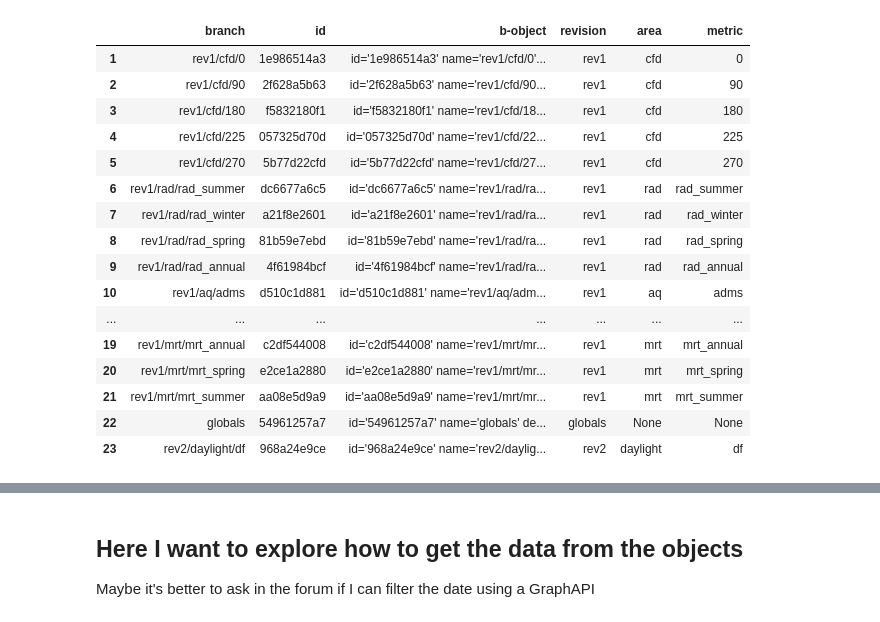
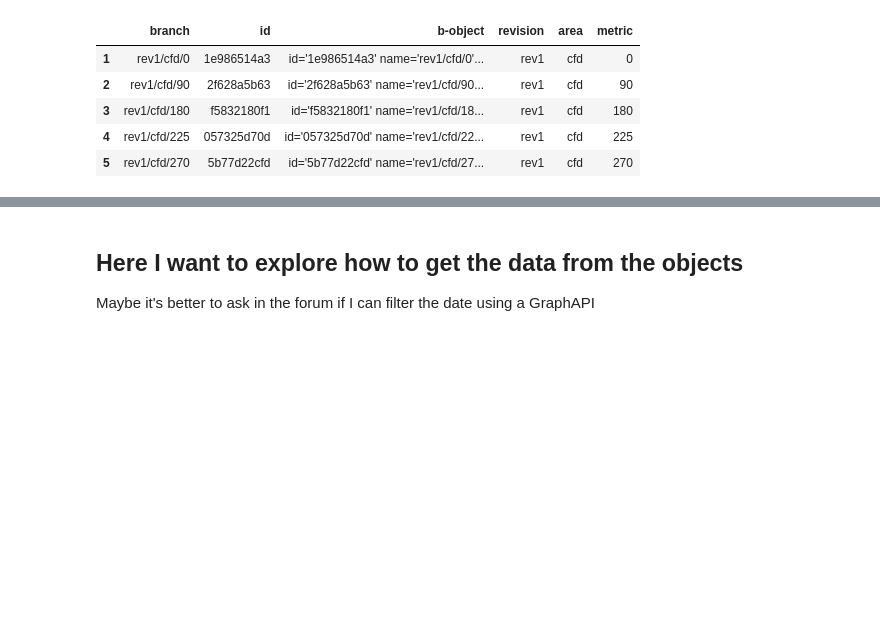
Before and after one commit to monsieurpablo/streamlit-dasboard, a Jupyter notebook: test_dahboard.ipynb, the cells around one changed output, grey strips where cells are left out. Cells and saved outputs as stored; diff of their text form; code cells hidden in the pictures; blank space fills up the shorter version.

```diff
--- a/test_dahboard.ipynb
+++ b/test_dahboard.ipynb
@@ -83,20 +83,9 @@ df_branches = speckle_df(branches)
 # %%
-df_branches #use df in the application
+df_branches.head() #use df in the application
 # %% [output]
 |  | branch | id | b-object | revision | area | metric |
 | 1 | rev1/cfd/0 | 1e986514a3 | id='1e986514a3' name='rev1/cfd/0'... | rev1 | cfd | 0 |
 | 2 | rev1/cfd/90 | 2f628a5b63 | id='2f628a5b63' name='rev1/cfd/90... | rev1 | cfd | 90 |
 | 3 | rev1/cfd/180 | f5832180f1 | id='f5832180f1' name='rev1/cfd/18... | rev1 | cfd | 180 |
 | 4 | rev1/cfd/225 | 057325d70d | id='057325d70d' name='rev1/cfd/22... | rev1 | cfd | 225 |
 | 5 | rev1/cfd/270 | 5b77d22cfd | id='5b77d22cfd' name='rev1/cfd/27... | rev1 | cfd | 270 |
-| 6 | rev1/rad/rad_summer | dc6677a6c5 | id='dc6677a6c5' name='rev1/rad/ra... | rev1 | rad | rad_summer |
-| 7 | rev1/rad/rad_winter | a21f8e2601 | id='a21f8e2601' name='rev1/rad/ra... | rev1 | rad | rad_winter |
-| 8 | rev1/rad/rad_spring | 81b59e7ebd | id='81b59e7ebd' name='rev1/rad/ra... | rev1 | rad | rad_spring |
-| 9 | rev1/rad/rad_annual | 4f61984bcf | id='4f61984bcf' name='rev1/rad/ra... | rev1 | rad | rad_annual |
-| 10 | rev1/aq/adms | d510c1d881 | id='d510c1d881' name='rev1/aq/adm... | rev1 | aq | adms |
-| ... | ... | ... | ... | ... | ... | ... |
-| 19 | rev1/mrt/mrt_annual | c2df544008 | id='c2df544008' name='rev1/mrt/mr... | rev1 | mrt | mrt_annual |
-| 20 | rev1/mrt/mrt_spring | e2ce1a2880 | id='e2ce1a2880' name='rev1/mrt/mr... | rev1 | mrt | mrt_spring |
-| 21 | rev1/mrt/mrt_summer | aa08e5d9a9 | id='aa08e5d9a9' name='rev1/mrt/mr... | rev1 | mrt | mrt_summer |
-| 22 | globals | 54961257a7 | id='54961257a7' name='globals' de... | globals | None | None |
-| 23 | rev2/daylight/df | 968a24e9ce | id='968a24e9ce' name='rev2/daylig... | rev2 | daylight | df |
```
Also changed, not shown: parts of 33 cells of this notebook, 3 other files.
